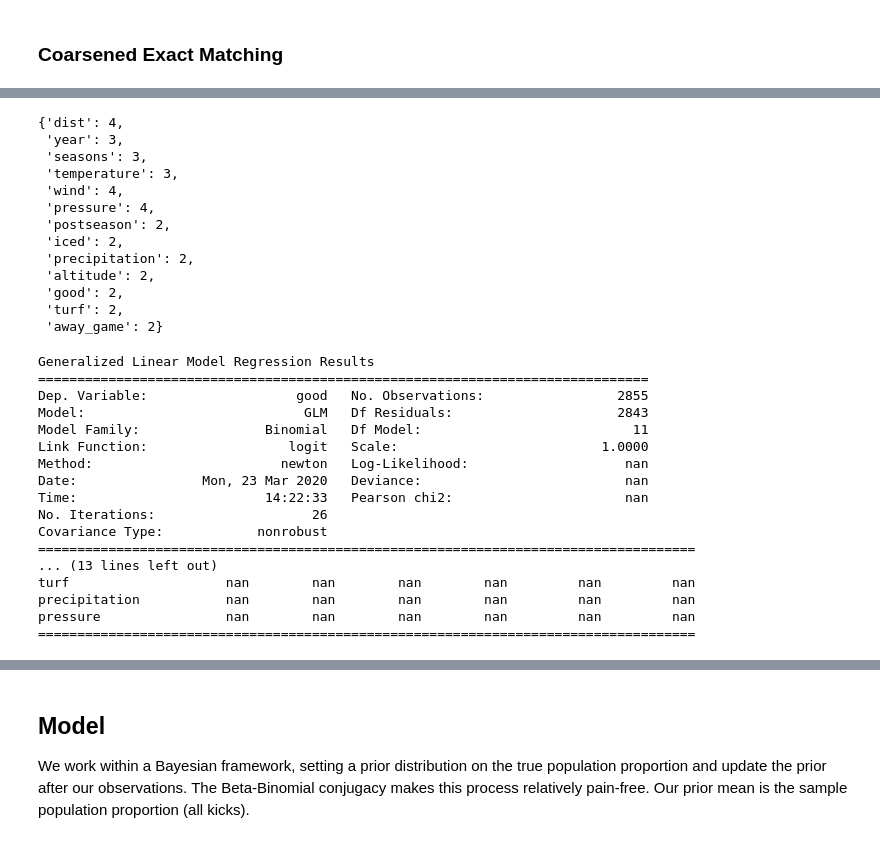
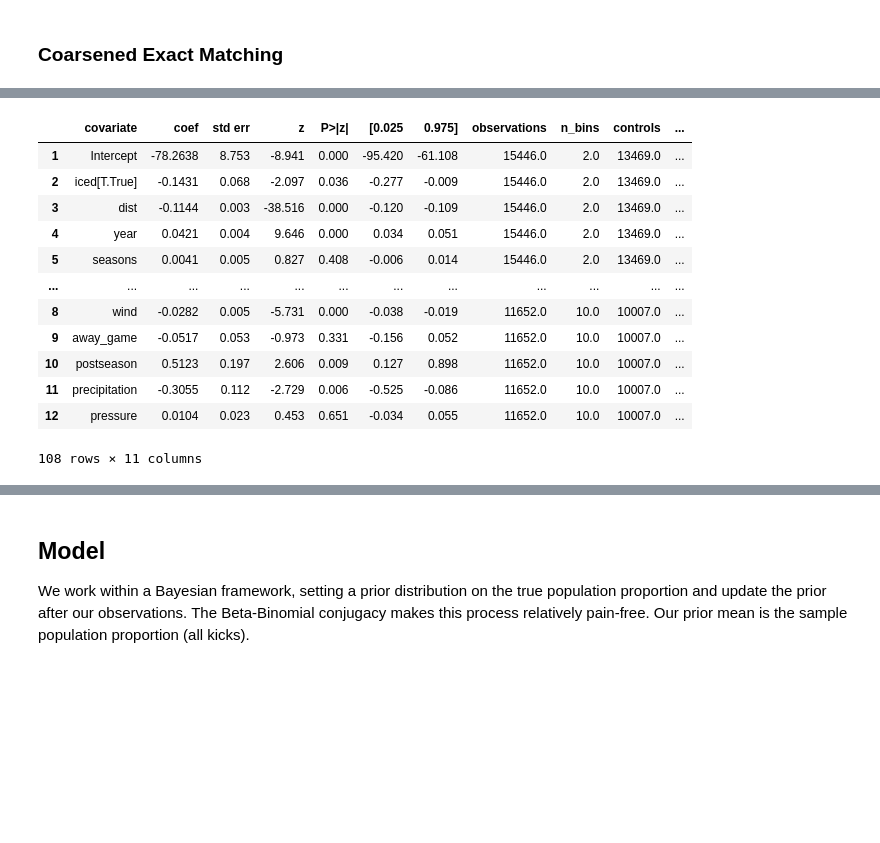
Before and after one commit to lewisbails/nfl-project, a Jupyter notebook: notebooks/field_goals.ipynb, the cells around one changed output, grey strips where cells are left out. Saved outputs shown, nothing was run; the diff lists cells and outputs as text; code cells hidden in the pictures; blank space fills up the shorter version.

```diff
--- a/notebooks/field_goals.ipynb
+++ b/notebooks/field_goals.ipynb
@@ -122,19 +152,0 @@ matched = CEM(df, treatment='altitude', outcome='good').relax(bins)
-# %%
-coarsening = matched.sort_values('statistic', ascending=True).head(1)['coarsening'].iloc[0]
-# plot % treatment matched with increasing L1
-# select coarsening
-coarsening
-# %% [output]
-{'dist': 4,
- 'year': 3,
- 'seasons': 3,
- 'temperature': 3,
- 'wind': 4,
- 'pressure': 4,
- 'postseason': 2,
- 'iced': 2,
- 'precipitation': 2,
- 'altitude': 2,
- 'good': 2,
- 'turf': 2,
- 'away_game': 2}
@@ -143,23 +153,19 @@ df_matched = CEM(df, treatment='altitude', outcome='good').match(coarsening)
-# %%
-cem = CEM(df, treatment='altitude', outcome='good')
-cem.match(coarsening)
-summary = cem.regress()
-print(summary)
-# %% [output]
-Generalized Linear Model Regression Results
-==============================================================================
-Dep. Variable:                   good   No. Observations:                 2855
-Model:                            GLM   Df Residuals:                     2843
-Model Family:                Binomial   Df Model:                           11
-Link Function:                  logit   Scale:                          1.0000
-Method:                        newton   Log-Likelihood:                    nan
-Date:                Mon, 23 Mar 2020   Deviance:                          nan
-Time:                        14:22:33   Pearson chi2:                      nan
-No. Iterations:                    26
-Covariance Type:            nonrobust
-====================================================================================
-... (13 lines left out)
-turf                    nan        nan        nan        nan         nan         nan
-precipitation           nan        nan        nan        nan         nan         nan
-pressure                nan        nan        nan        nan         nan         nan
-====================================================================================
+# %%
+from util.matching import summary_to_frame
+results = pd.concat([summary_to_frame(s['summary'],s['n_bins'],s['vc'], dtype=float) for s in summary.values()]).dropna()
+# results = results.loc[results['P>|z|']<=0.1, :]
+results
+# %% [output]
+|  | covariate | coef | std err | z | P>|z| | [0.025 | 0.975] | observations | n_bins | controls | ... |
+| 1 | Intercept | -78.2638 | 8.753 | -8.941 | 0.000 | -95.420 | -61.108 | 15446.0 | 2.0 | 13469.0 | ... |
+| 2 | iced[T.True] | -0.1431 | 0.068 | -2.097 | 0.036 | -0.277 | -0.009 | 15446.0 | 2.0 | 13469.0 | ... |
+| 3 | dist | -0.1144 | 0.003 | -38.516 | 0.000 | -0.120 | -0.109 | 15446.0 | 2.0 | 13469.0 | ... |
+| 4 | year | 0.0421 | 0.004 | 9.646 | 0.000 | 0.034 | 0.051 | 15446.0 | 2.0 | 13469.0 | ... |
+| 5 | seasons | 0.0041 | 0.005 | 0.827 | 0.408 | -0.006 | 0.014 | 15446.0 | 2.0 | 13469.0 | ... |
+| ... | ... | ... | ... | ... | ... | ... | ... | ... | ... | ... | ... |
+| 8 | wind | -0.0282 | 0.005 | -5.731 | 0.000 | -0.038 | -0.019 | 11652.0 | 10.0 | 10007.0 | ... |
+| 9 | away_game | -0.0517 | 0.053 | -0.973 | 0.331 | -0.156 | 0.052 | 11652.0 | 10.0 | 10007.0 | ... |
+| 10 | postseason | 0.5123 | 0.197 | 2.606 | 0.009 | 0.127 | 0.898 | 11652.0 | 10.0 | 10007.0 | ... |
+| 11 | precipitation | -0.3055 | 0.112 | -2.729 | 0.006 | -0.525 | -0.086 | 11652.0 | 10.0 | 10007.0 | ... |
+| 12 | pressure | 0.0104 | 0.023 | 0.453 | 0.651 | -0.034 | 0.055 | 11652.0 | 10.0 | 10007.0 | ... |
+108 rows × 11 columns
```
Also changed, not shown: parts of 26 cells of this notebook, 2 other files.
